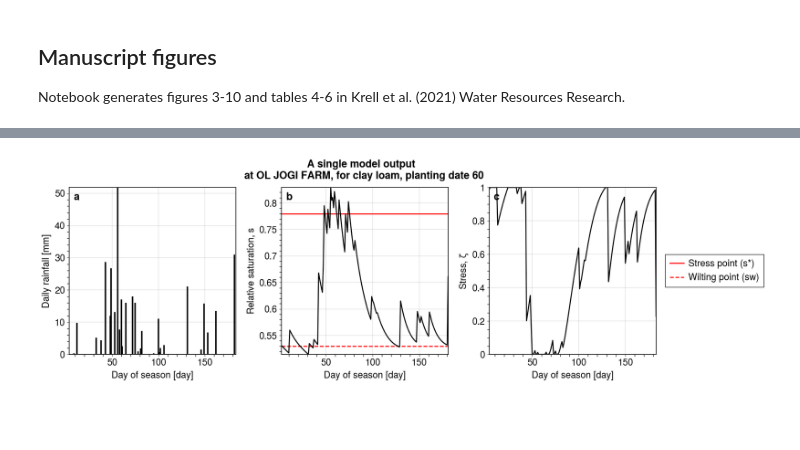
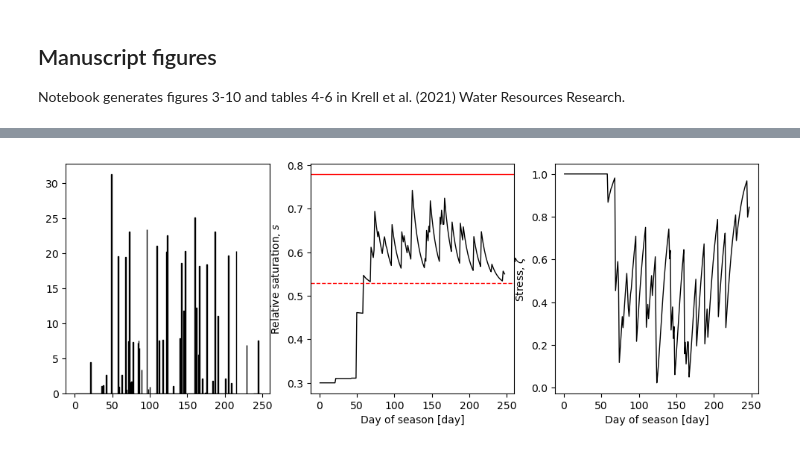
Before and after one commit to RY4GIT/maize-Toff, a Jupyter notebook: notebooks/tau_playground.ipynb, the cells around one changed output, grey strips where cells are left out. Cells and saved outputs as stored; diff of their text form; code cells hidden in the pictures; blank space fills up the shorter version.

Commit message:
exp model, direct adapt from SMAP

```diff
--- a/notebooks/tau_playground.ipynb
+++ b/notebooks/tau_playground.ipynb
@@ -47,6 +47,7 @@ interval='dekad'
 data_file="../data/CETRAD/CETRAD_rainfall.csv"
 texture='clay loam'
 
+#TODO: create input rainfall using generate
 a_mid, l_mid, sd = make_climate_parameters(data_file = data_file, station=station, interval=interval)
 
 # Make a dataframe with these alphas and lambdas
@@ -67,10 +68,11 @@ climate = Climate(
 
 soil = Soil(texture)
 # crop0 = Crop()
-crop = StaticCrop(soil=soil, const_kc=0.7)
+crop = StaticCrop(soil=soil, const_kc=1)
 soil.set_nZr(crop)
 model = CropModel(crop=crop,soil=soil,climate=climate)
 
+#TODO: Add warm-up period
 model.run()
 
 # Set saturation variable
@@ -118,0 +103,3 @@ avg_s = [df[pd_sim:end]['s'].mean() for df in output]
+# %%
+output = model.output()
+output.head()
@@ -201,60 +196,53 @@ Laikipia station data was inputted.
 # %%
 ## Fig. 6: Time series of rainfall, s, and stress
 
-def figure6(output, avg_s):
-    """ Generates time series of rainfall, saturation, and stress.
 
-    Usage: figure6(output, avg_s)
-        Takes the output from the time series and the average saturation variables.
+f, axs = plt.subplots(nrows = 1, ncols = 3, sharex=True, figsize=(12,4))
+# axs.format(
+#     abc=True, abcloc='ul', suptitle='A single model output \n at %s' %station + ', for %s' %texture + ', planting date %s' %pd_sim
+# )
+# axs.tick_params('both', length=2, width=0.3, which='major', colors='k')
 
-    """
-    f, axs = plot.subplots(nrows = 1, ncols = 3, share=0)
-    axs.format(
-        abc=True, abcloc='ul', suptitle='A single model output \n at %s' %station + ', for %s' %texture + ', planting date %s' %pd_sim
-    )
-    axs.tick_params('both', length=2, width=0.3, which='major', colors='k')
+# Figure 1a: Rainfall from one simulation
+rf = output['R']
+stress = output['stress']
 
-    lowest = 1 # decide which simulation you want to plot
-    # Figure 1a: Rainfall from one simulation
-    rf = output[lowest]['R']
-    stress = output[lowest]['stress']
+# Adjust index to account for the fact that python is zero-indexed
+rf.index = rf.index+1 # change index so that we can see day of season
+stress.index = stress.index+1
 
-    # Adjust index to account for the fact that python is zero-indexed
-    rf.index = rf.index+1 # change index so that we can see day of season
-    stress.index = stress.index+1
+axs[0].bar(rf.index, rf, color='k', edgecolor='k')
+axs[0].set_ylabel='Daily rainfall [mm]'
+axs[0].set_xlabel='Day of season [day]'
 
-    axs[0,0].bar(rf, color='k', edgecolor='k')
-    axs[0,0].format(ylabel='Daily rainfall [mm]')
-    axs[0,0].format(xlabel='Day of season [day]')
+# # Figure 1c: stress from one simulation
+axs[2].plot(stress, color='k', lw=1)
+axs[2].set_ylabel('Stress, $\zeta$')
+axs[2].set_xlabel('Day of season [day]')
 
-    # Figure 1c: stress from one simulation
-    axs[0,2].plot(stress, color='k', lw=1)
-    axs[0,2].format(ylabel='Stress, $\zeta$')
-    axs[0,2].format(xlabel='Day of season [day]')
+# # Figure 1b: Soil moisture from one simulation
+s = output['s']
+_sstar = crop.s_star
+_sw = crop.sw
 
-    # Figure 1b: Soil moisture from one simulation
-    s = output[lowest]['s']
-    _sstar = crop.s_star
-    _sw = crop.sw
+# # LEGEND
+hs = []
+cycle = ['-','--']
+var = [_sstar, _sw]
+LABEL = ['Stress point (s*)','Wilting point (sw)']
 
-    # LEGEND
-    hs = []
-    cycle = ['-','--']
-    var = [_sstar, _sw]
-    LABEL = ['Stress point (s*)','Wilting point (sw)']
+# for item, cycle, LABEL in zip(var, cycle, LABEL):
+#     h = axs[0,1].axhline(y=item, lw=1, color='r', linestyle=cycle, label=LABEL)
+#     hs.append(h)
 
-    for item, cycle, LABEL in zip(var, cycle, LABEL):
-        h = axs[0,1].axhline(y=item, lw=1, color='r', linestyle=cycle, label=LABEL)
-        hs.append(h)
+# f.legend(hs, loc='right', ncols=1, frame=True)
 
-    f.legend(hs, loc='right', ncols=1, frame=True)
+# # Adjust index to account for the fact that python is zero-indexed
+s.index = s.index + 1
 
-    # Adjust index to account for the fact that python is zero-indexed
-    s.index = s.index + 1
-
-    axs[0,1].plot(s, color='k', lw=1) # plot vwc for vwc
-    axs[0,1].format(ylabel=r'Relative saturation, $s$')
-    axs[0,1].format(xlabel='Day of season [day]')
-
-figure6(output, avg_s)
+axs[1].plot(s, color='k', lw=1) # plot vwc for vwc
+axs[1].axhline(y=_sstar, lw=1, color='r', linestyle=cycle[0], label=LABEL[0])
+axs[1].axhline(y=_sw, lw=1, color='r', linestyle=cycle[1], label=LABEL[1])
+axs[1].set_ylabel(r'Relative saturation, $s$')
+axs[1].set_xlabel('Day of season [day]')
 # %% [output]
@@ -261 +250 @@ figure6(output, avg_s)
-[figure, old version]
+[figure, new version]
```
Also changed, not shown: parts of 12 cells of this notebook, 4 other files.
